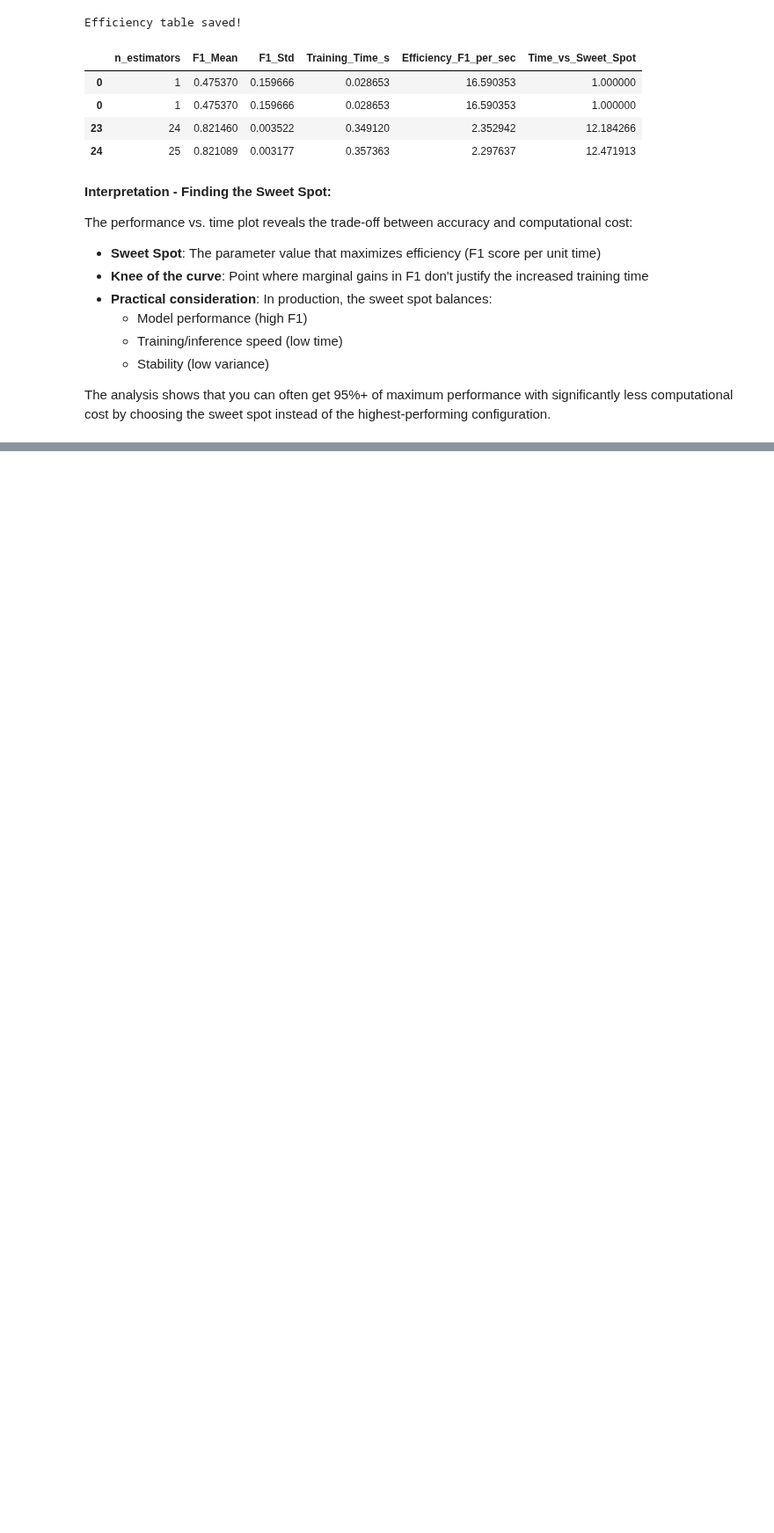
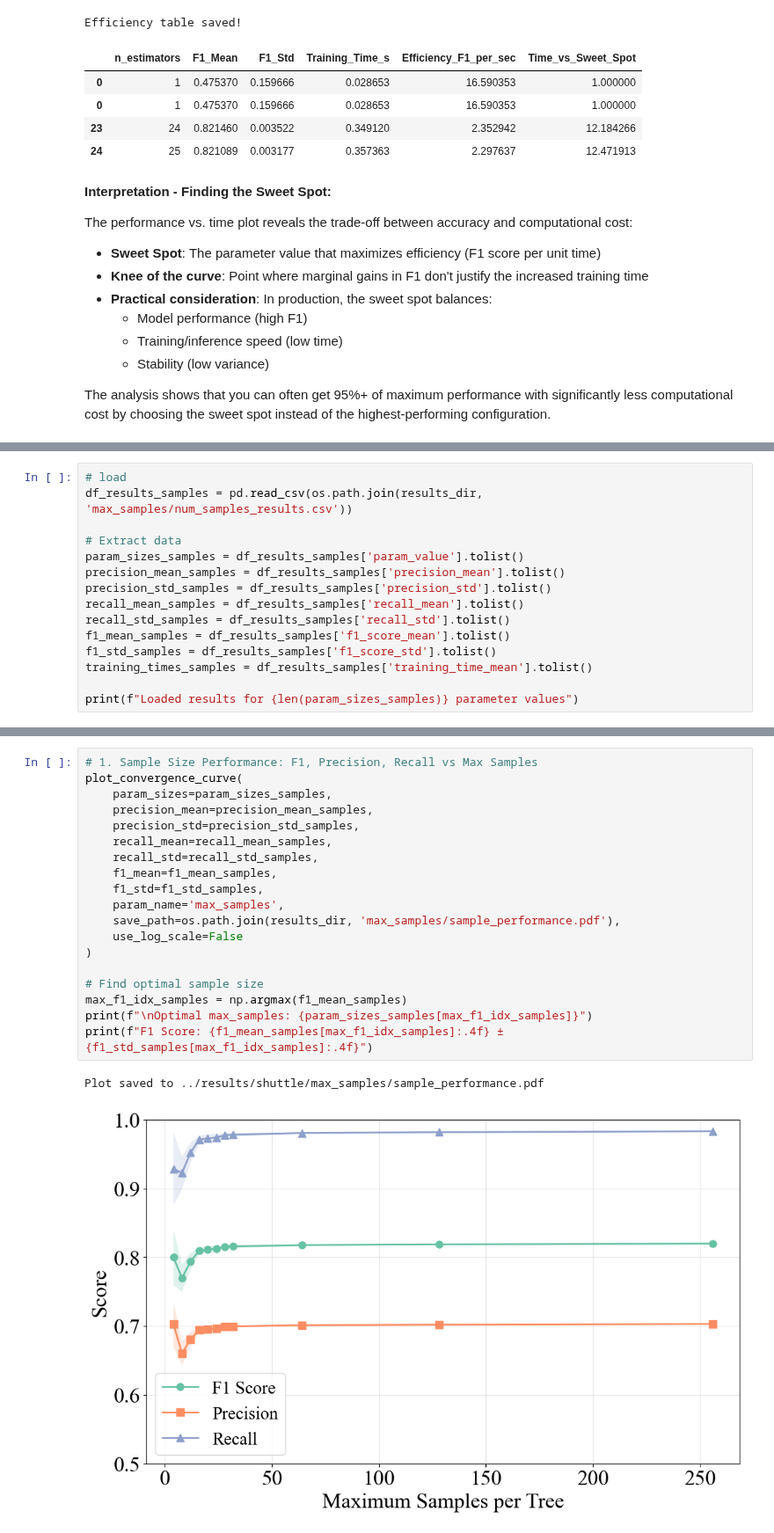
Before and after one commit to Voltzz9/ml441_assignments, a Jupyter notebook: assign4/notebooks/01_shuttle.ipynb, the cells around one changed output, grey strips where cells are left out. Shown at 88% size. Saved outputs shown, nothing was run; the diff lists cells and outputs as text; blank space fills up the shorter version.

```diff
--- a/assign4/notebooks/01_shuttle.ipynb
+++ b/assign4/notebooks/01_shuttle.ipynb
@@ -540,0 +582,15 @@ Summary Table:
+# %%
+# load
+df_results_samples = pd.read_csv(os.path.join(results_dir, 'max_samples/num_samples_results.csv'))
+
+# Extract data
+param_sizes_samples = df_results_samples['param_value'].tolist()
+precision_mean_samples = df_results_samples['precision_mean'].tolist()
+precision_std_samples = df_results_samples['precision_std'].tolist()
+recall_mean_samples = df_results_samples['recall_mean'].tolist()
+recall_std_samples = df_results_samples['recall_std'].tolist()
+f1_mean_samples = df_results_samples['f1_score_mean'].tolist()
+f1_std_samples = df_results_samples['f1_score_std'].tolist()
+training_times_samples = df_results_samples['training_time_mean'].tolist()
+
+print(f"Loaded results for {len(param_sizes_samples)} parameter values")
@@ -540,0 +601,22 @@ Summary Table:
+# %%
+# 1. Sample Size Performance: F1, Precision, Recall vs Max Samples
+plot_convergence_curve(
+    param_sizes=param_sizes_samples,
+    precision_mean=precision_mean_samples,
+    precision_std=precision_std_samples,
+    recall_mean=recall_mean_samples,
+    recall_std=recall_std_samples,
+    f1_mean=f1_mean_samples,
+    f1_std=f1_std_samples,
+    param_name='max_samples',
+    save_path=os.path.join(results_dir, 'max_samples/sample_performance.pdf'),
+    use_log_scale=False
+)
+
+# Find optimal sample size
+max_f1_idx_samples = np.argmax(f1_mean_samples)
+print(f"\nOptimal max_samples: {param_sizes_samples[max_f1_idx_samples]}")
+print(f"F1 Score: {f1_mean_samples[max_f1_idx_samples]:.4f} ± {f1_std_samples[max_f1_idx_samples]:.4f}")
+# %% [output]
+Plot saved to ../results/shuttle/max_samples/sample_performance.pdf
+[figure, added]
```
Also changed, not shown: parts of 36 cells of this notebook, 23 other files.
